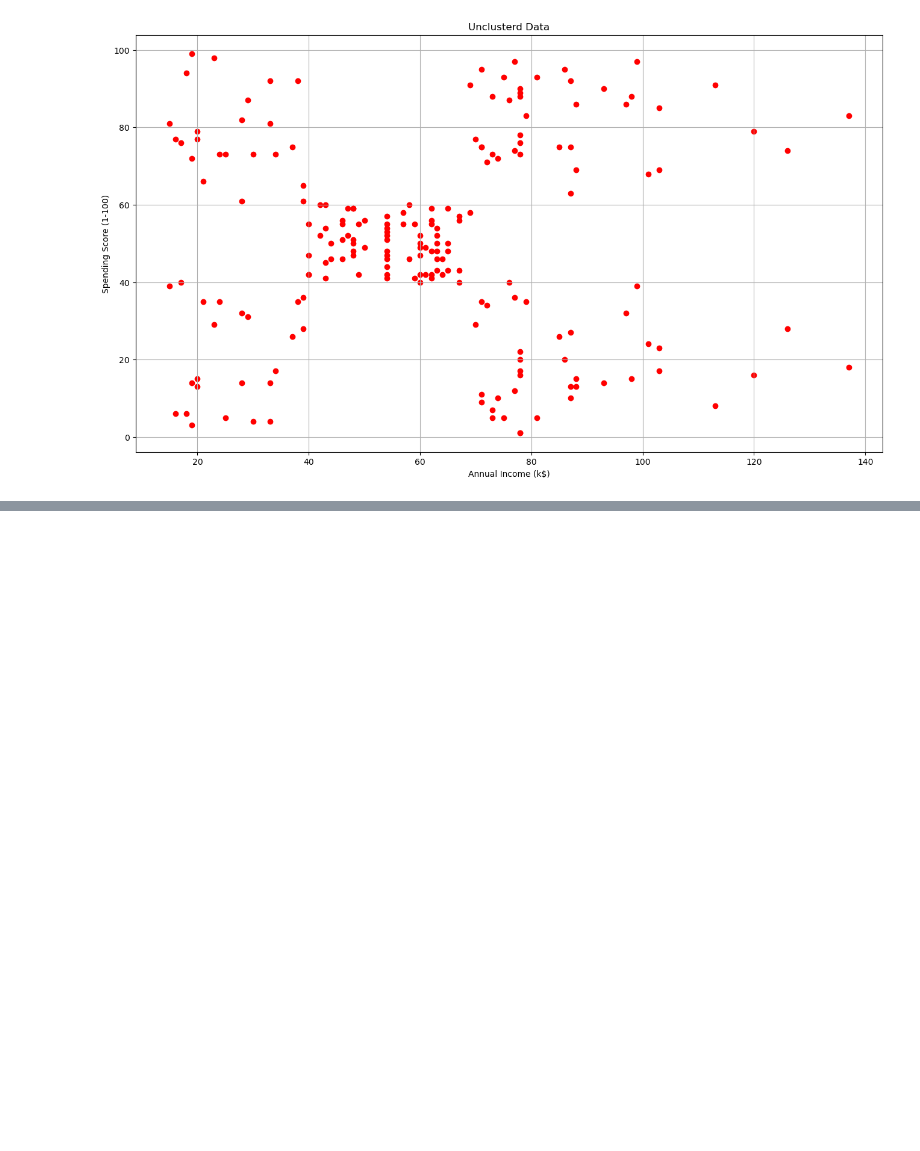
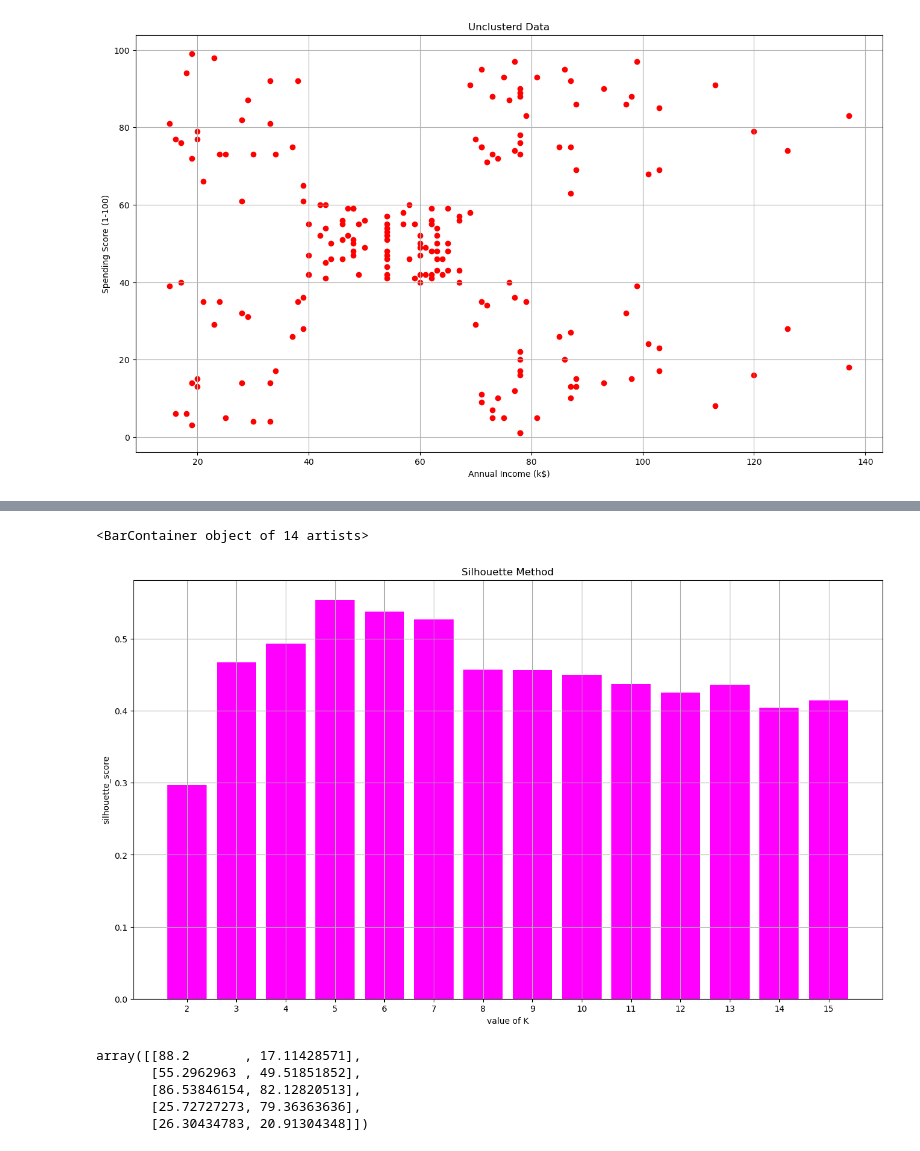
Before and after one commit to gituser2413/AI-and-ML, a Jupyter notebook: 45 K-Means Clustering.ipynb, the cells around one changed output, grey strips where cells are left out. Saved outputs shown, nothing was run; the diff lists cells and outputs as text; code cells hidden in the pictures; blank space fills up the shorter version.

```diff
--- a/45 K-Means Clustering.ipynb
+++ b/45 K-Means Clustering.ipynb
@@ -54,0 +139,9 @@ plt.scatter(x.iloc[:,0] , x.iloc[:,1], color ="red",marker = "o")
+# %%
+silh = []
+
+for k in range(2,16):
+    km = KMeans(random_state = 0 , n_clusters= k , n_init=10)
+
+    km.fit(x)
+    score = silhouette_score(x, km.labels_)
+    silh.append(score)
@@ -54,0 +165,11 @@ plt.scatter(x.iloc[:,0] , x.iloc[:,1], color ="red",marker = "o")
+# %%
+plt.figure(figsize=(16,9))
+plt.title("Silhouette Method")
+plt.grid()
+plt.xlabel("value of K")
+plt.ylabel("silhouette_score")
+plt.xticks(range(2,16))
+plt.bar(range(2,16),silh,color ="magenta")
+# %% [output]
+<BarContainer object of 14 artists>
+[figure, added]
@@ -54,0 +180,9 @@ plt.scatter(x.iloc[:,0] , x.iloc[:,1], color ="red",marker = "o")
+# %%
+cent = km.cluster_centers_
+cent
+# %% [output]
+array([[88.2       , 17.11428571],
+       [55.2962963 , 49.51851852],
+       [86.53846154, 82.12820513],
+       [25.72727273, 79.36363636],
+       [26.30434783, 20.91304348]])
```
Also changed, not shown: parts of 31 cells of this notebook, 4 other files.
